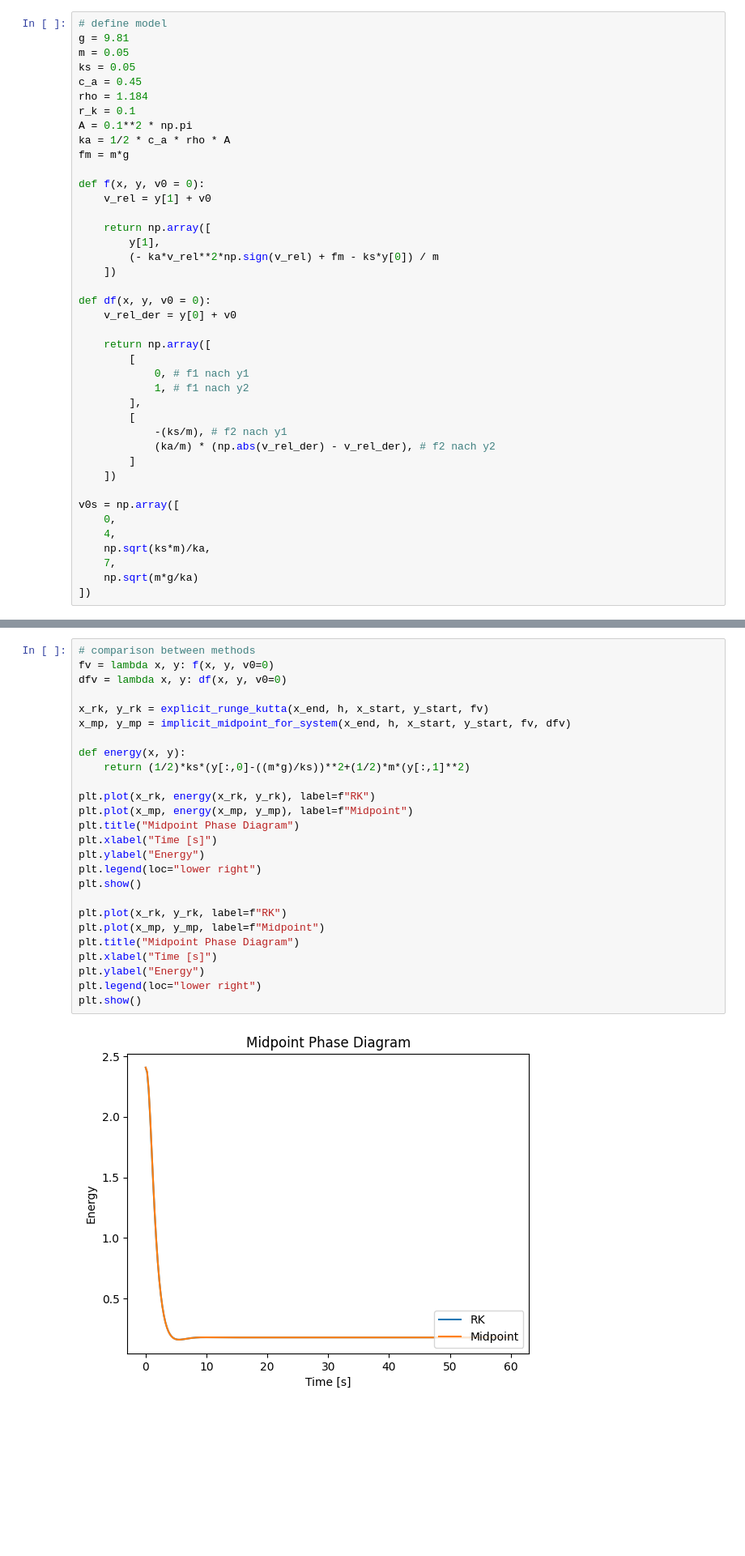
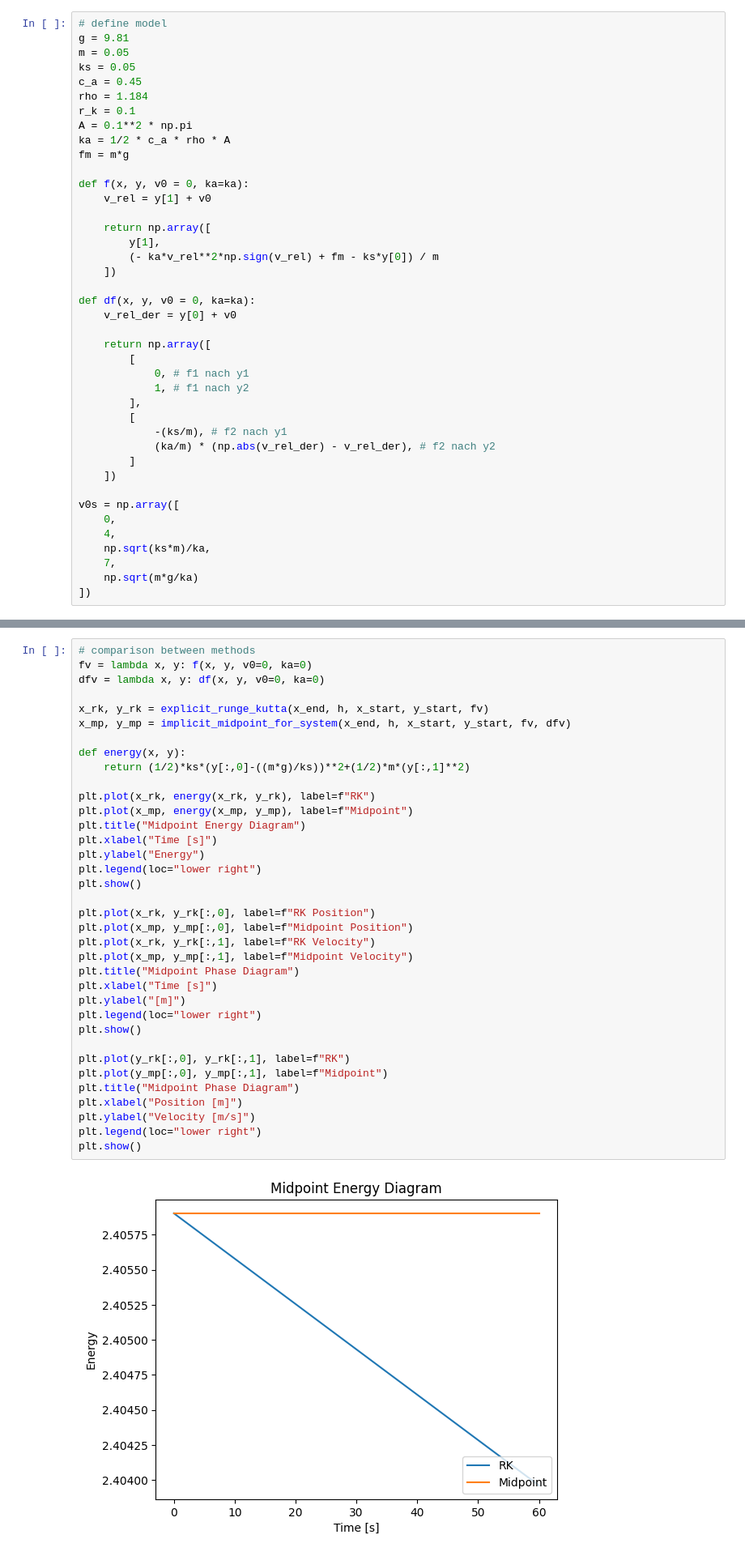
Before and after one commit to nwalser/systems-engineering-numerik, a Jupyter notebook: applications/11_spring_simulation.ipynb, the cells around one changed output, grey strips where cells are left out. Shown: that part at 81% size. Cells and saved outputs as stored; diff of their text form; blank space fills up the shorter version.

```diff
--- a/applications/11_spring_simulation.ipynb
+++ b/applications/11_spring_simulation.ipynb
@@ -14,7 +14,7 @@ A = 0.1**2 * np.pi
 ka = 1/2 * c_a * rho * A
 fm = m*g
 
-def f(x, y, v0 = 0):
+def f(x, y, v0 = 0, ka=ka):
     v_rel = y[1] + v0
 
     return np.array([
@@ -22,7 +22,7 @@ def f(x, y, v0 = 0):
         (- ka*v_rel**2*np.sign(v_rel) + fm - ks*y[0]) / m
     ])
 
-def df(x, y, v0 = 0):
+def df(x, y, v0 = 0, ka=ka):
     v_rel_der = y[0] + v0
 
     return np.array([
@@ -163,29 +163,39 @@ plt.show()
 [figure]
 # %%
 # comparison between methods
-fv = lambda x, y: f(x, y, v0=0)
-dfv = lambda x, y: df(x, y, v0=0)
+fv = lambda x, y: f(x, y, v0=0, ka=0)
+dfv = lambda x, y: df(x, y, v0=0, ka=0)
 
 x_rk, y_rk = explicit_runge_kutta(x_end, h, x_start, y_start, fv)
 x_mp, y_mp = implicit_midpoint_for_system(x_end, h, x_start, y_start, fv, dfv)
 
 def energy(x, y):
     return (1/2)*ks*(y[:,0]-((m*g)/ks))**2+(1/2)*m*(y[:,1]**2)
 
 plt.plot(x_rk, energy(x_rk, y_rk), label=f"RK")
 plt.plot(x_mp, energy(x_mp, y_mp), label=f"Midpoint")
-plt.title("Midpoint Phase Diagram")
+plt.title("Midpoint Energy Diagram")
 plt.xlabel("Time [s]")
 plt.ylabel("Energy")
 plt.legend(loc="lower right")
 plt.show()
 
-plt.plot(x_rk, y_rk, label=f"RK")
-plt.plot(x_mp, y_mp, label=f"Midpoint")
+plt.plot(x_rk, y_rk[:,0], label=f"RK Position")
+plt.plot(x_mp, y_mp[:,0], label=f"Midpoint Position")
+plt.plot(x_rk, y_rk[:,1], label=f"RK Velocity")
+plt.plot(x_mp, y_mp[:,1], label=f"Midpoint Velocity")
 plt.title("Midpoint Phase Diagram")
 plt.xlabel("Time [s]")
-plt.ylabel("Energy")
+plt.ylabel("[m]")
 plt.legend(loc="lower right")
 plt.show()
+
+plt.plot(y_rk[:,0], y_rk[:,1], label=f"RK")
+plt.plot(y_mp[:,0], y_mp[:,1], label=f"Midpoint")
+plt.title("Midpoint Phase Diagram")
+plt.xlabel("Position [m]")
+plt.ylabel("Velocity [m/s]")
+plt.legend(loc="lower right")
+plt.show()
 # %% [output]
-[figure, old version]
+[figure, new version]
```
Also changed, not shown: parts of 1 cell of this notebook.
